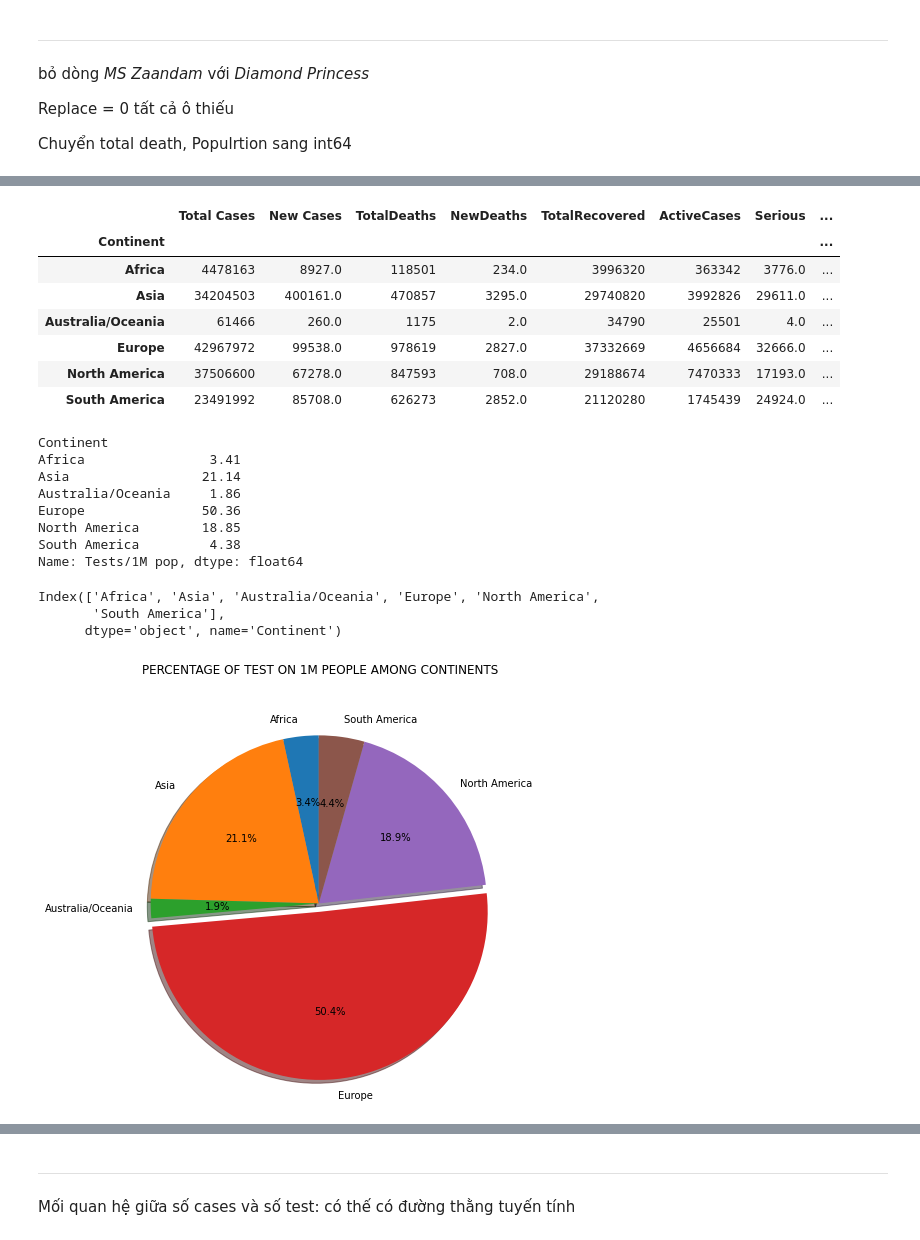
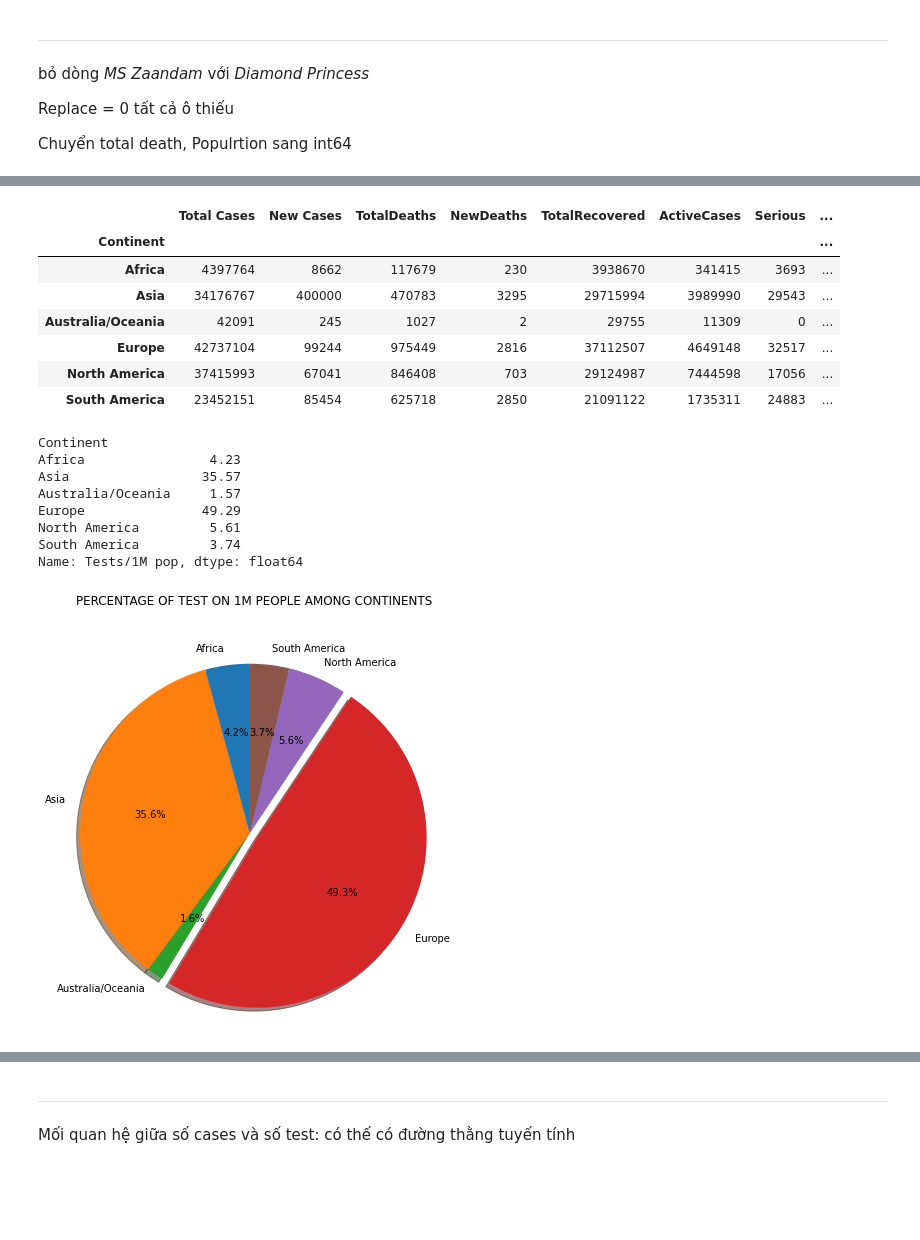
Before and after one commit to templarassVN/Covid_19-insight-Visualize, a Jupyter notebook: Nghien cuu.ipynb, the cells around one changed output, grey strips where cells are left out. Cells and saved outputs as stored; diff of their text form; code cells hidden in the pictures; blank space fills up the shorter version.

Commit message:
More Diagram

```diff
--- a/Nghien cuu.ipynb
+++ b/Nghien cuu.ipynb
@@ -45,7 +47,8 @@ data = data.drop(data.index[list(data_ele.index)])
 data = data.replace(r'^\s*$', 0, regex=True)
 data['TotalDeaths'] = data['TotalDeaths'].astype('int64')
-# %%
-data['Population'] = data['Population'].astype('int64')
+# %%
+ds = ['Total Cases','New Cases','TotalDeaths','NewDeaths','TotalRecovered','ActiveCases','Serious','Tot Cases/1M pop','Deaths/1M pop','Total Tests','Tests/1M pop','Population']
+data[ds] = data[ds].astype('int64')
 # %%
 data.dtypes
 # %% [output]
@@ -177,43 +214,37 @@ plt.show()
 # %%
-continent_data = data.groupby(by = 'Continent').sum()
-continent_data
+continent_data_larger_1m = data[data['Population'] >= 1_000_000].groupby(by = 'Continent').sum()
+continent_data_larger_1m
 # %% [output]
 |  | Total Cases | New Cases | TotalDeaths | NewDeaths | TotalRecovered | ActiveCases | Serious | ... |
 | Continent |  |  |  |  |  |  |  | ... |
-| Africa | 4478163 | 8927.0 | 118501 | 234.0 | 3996320 | 363342 | 3776.0 | ... |
-| Asia | 34204503 | 400161.0 | 470857 | 3295.0 | 29740820 | 3992826 | 29611.0 | ... |
-| Australia/Oceania | 61466 | 260.0 | 1175 | 2.0 | 34790 | 25501 | 4.0 | ... |
-| Europe | 42967972 | 99538.0 | 978619 | 2827.0 | 37332669 | 4656684 | 32666.0 | ... |
-| North America | 37506600 | 67278.0 | 847593 | 708.0 | 29188674 | 7470333 | 17193.0 | ... |
-| South America | 23491992 | 85708.0 | 626273 | 2852.0 | 21120280 | 1745439 | 24924.0 | ... |
+| Africa | 4397764 | 8662 | 117679 | 230 | 3938670 | 341415 | 3693 | ... |
+| Asia | 34176767 | 400000 | 470783 | 3295 | 29715994 | 3989990 | 29543 | ... |
+| Australia/Oceania | 42091 | 245 | 1027 | 2 | 29755 | 11309 | 0 | ... |
+| Europe | 42737104 | 99244 | 975449 | 2816 | 37112507 | 4649148 | 32517 | ... |
+| North America | 37415993 | 67041 | 846408 | 703 | 29124987 | 7444598 | 17056 | ... |
+| South America | 23452151 | 85454 | 625718 | 2850 | 21091122 | 1735311 | 24883 | ... |
 # %%
-test_1M_percentage = (continent_data['Tests/1M pop']/sum(continent_data['Tests/1M pop'])*100).round(2)
+test_1M_percentage = (continent_data_larger_1m['Tests/1M pop']/sum(continent_data_larger_1m['Tests/1M pop'])*100).round(2)
 test_1M_percentage
 # %% [output]
 Continent
-Africa                3.41
-Asia                 21.14
-Australia/Oceania     1.86
-Europe               50.36
-North America        18.85
-South America         4.38
+Africa                4.23
+Asia                 35.57
+Australia/Oceania     1.57
+Europe               49.29
+North America         5.61
+South America         3.74
 Name: Tests/1M pop, dtype: float64
-# %%
-continent_data.index
-# %% [output]
-Index(['Africa', 'Asia', 'Australia/Oceania', 'Europe', 'North America',
-       'South America'],
-      dtype='object', name='Continent')
 # %%
-labels = list(continent_data.index)
+labels = list(test_1M_percentage.index)
 sizes = list(test_1M_percentage)
 explode = (0,0,0,0.05,0,0)
 plt.figure(figsize = (7,7))
 plt.pie(sizes, labels=labels, autopct='%1.1f%%',explode = explode,
         shadow=True, startangle=90)
 plt.axis('equal')  # Equal aspect ratio ensures that pie is drawn as a circle.
 plt.title("PERCENTAGE OF TEST ON 1M PEOPLE AMONG CONTINENTS", y = 1.1)
 plt.show()
 # %% [output]
-[figure, old version]
+[figure, new version]
 # %%
```
Also changed, not shown: parts of 16 cells of this notebook, 2 other files.
